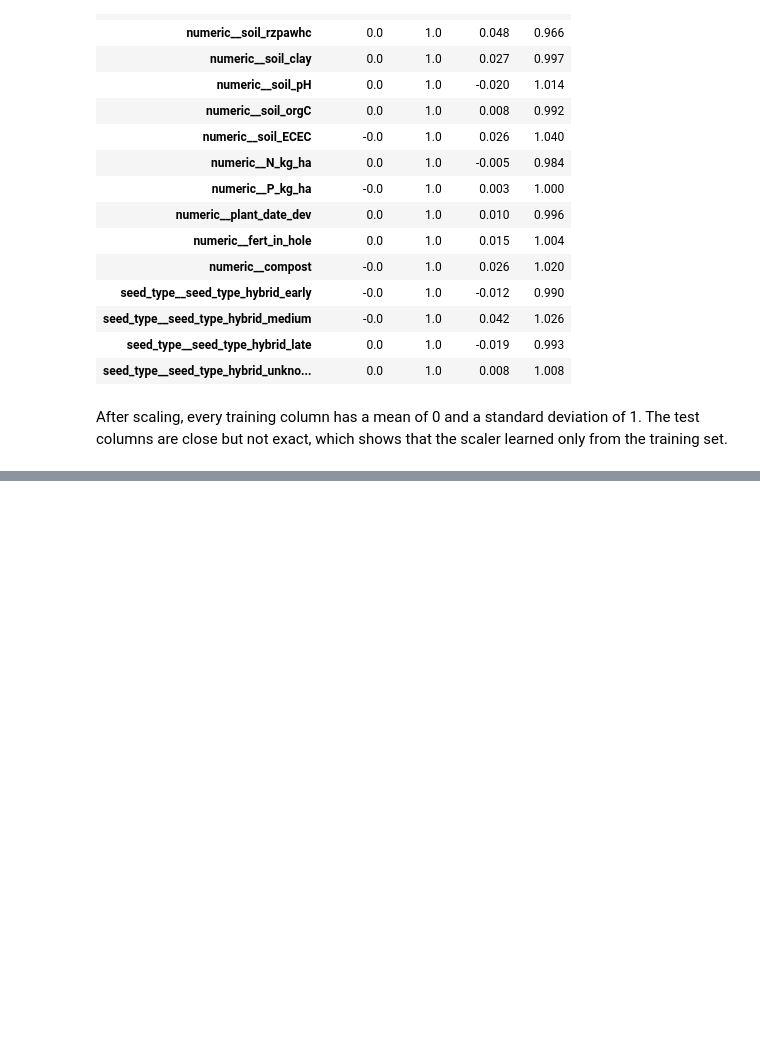
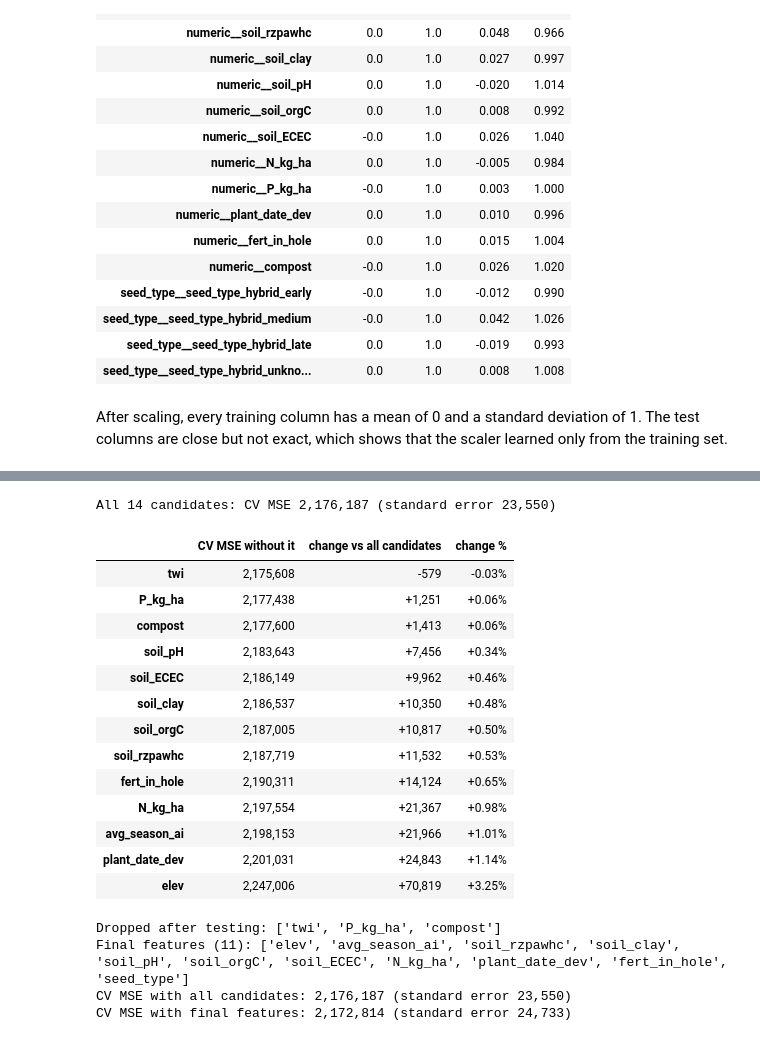
Before and after one commit to Kiguru-Alu/linear_regression_model, a Jupyter notebook: summative/linear_regression/multivariate.ipynb, the cells around one changed output, grey strips where cells are left out. Drawn from its saved outputs; the diff is of its cells as text; code cells hidden in the pictures; blank space fills up the shorter version.

```diff
--- a/summative/linear_regression/multivariate.ipynb
+++ b/summative/linear_regression/multivariate.ipynb
@@ -340,0 +372,56 @@ After scaling, every training column has a mean of 0 and a standard deviation of
+# %%
+from sklearn.model_selection import RepeatedKFold, cross_val_score
+
+repeated_cv = RepeatedKFold(n_splits=5, n_repeats=3, random_state=RANDOM_STATE)
+
+
+def cv_mse(features):
+    numeric = [column for column in features if column != "seed_type"]
+    pipe = Pipeline([
+        ("prep", build_preprocessor(numeric)),
+        ("model", RandomForestRegressor(n_estimators=150, min_samples_leaf=5, max_features=0.5,
+                                        random_state=RANDOM_STATE, n_jobs=-1)),
+    ])
+    scores = -cross_val_score(pipe, X_train[features], y_train, cv=repeated_cv, scoring="neg_mean_squared_error")
+    return scores.mean(), scores.std() / np.sqrt(len(scores))
+
+
+baseline_mse, baseline_se = cv_mse(CANDIDATES)
+drop_one = pd.DataFrame(
+    {column: cv_mse([c for c in CANDIDATES if c != column])[0] for column in numeric_candidates},
+    index=["CV MSE without it"]).T
+drop_one["change vs all candidates"] = drop_one["CV MSE without it"] - baseline_mse
+drop_one["change %"] = drop_one["change vs all candidates"] / baseline_mse * 100
+print(f"All {len(CANDIDATES)} candidates: CV MSE {baseline_mse:,.0f} (standard error {baseline_se:,.0f})")
+drop_one.sort_values("change vs all candidates").style.format(
+    {"CV MSE without it": "{:,.0f}", "change vs all candidates": "{:+,.0f}", "change %": "{:+.2f}%"})
+# %% [output]
+All 14 candidates: CV MSE 2,176,187 (standard error 23,550)
+|  | CV MSE without it | change vs all candidates | change % |
+| twi | 2,175,608 | -579 | -0.03% |
+| P_kg_ha | 2,177,438 | +1,251 | +0.06% |
+| compost | 2,177,600 | +1,413 | +0.06% |
+| soil_pH | 2,183,643 | +7,456 | +0.34% |
+| soil_ECEC | 2,186,149 | +9,962 | +0.46% |
+| soil_clay | 2,186,537 | +10,350 | +0.48% |
+| soil_orgC | 2,187,005 | +10,817 | +0.50% |
+| soil_rzpawhc | 2,187,719 | +11,532 | +0.53% |
+| fert_in_hole | 2,190,311 | +14,124 | +0.65% |
+| N_kg_ha | 2,197,554 | +21,367 | +0.98% |
+| avg_season_ai | 2,198,153 | +21,966 | +1.01% |
+| plant_date_dev | 2,201,031 | +24,843 | +1.14% |
+| elev | 2,247,006 | +70,819 | +3.25% |
+# %%
+DROPPED_BY_TEST = drop_one.index[drop_one["change %"] < 0.1].tolist()
+FEATURES = [column for column in CANDIDATES if column not in DROPPED_BY_TEST]
+final_mse, final_se = cv_mse(FEATURES)
+
+print("Dropped after testing:", DROPPED_BY_TEST)
+print(f"Final features ({len(FEATURES)}):", FEATURES)
+print(f"CV MSE with all candidates: {baseline_mse:,.0f} (standard error {baseline_se:,.0f})")
+print(f"CV MSE with final features: {final_mse:,.0f} (standard error {final_se:,.0f})")
+# %% [output]
+Dropped after testing: ['twi', 'P_kg_ha', 'compost']
+Final features (11): ['elev', 'avg_season_ai', 'soil_rzpawhc', 'soil_clay', 'soil_pH', 'soil_orgC', 'soil_ECEC', 'N_kg_ha', 'plant_date_dev', 'fert_in_hole', 'seed_type']
+CV MSE with all candidates: 2,176,187 (standard error 23,550)
+CV MSE with final features: 2,172,814 (standard error 24,733)
```
Also changed, not shown: parts of 4 cells of this notebook.
